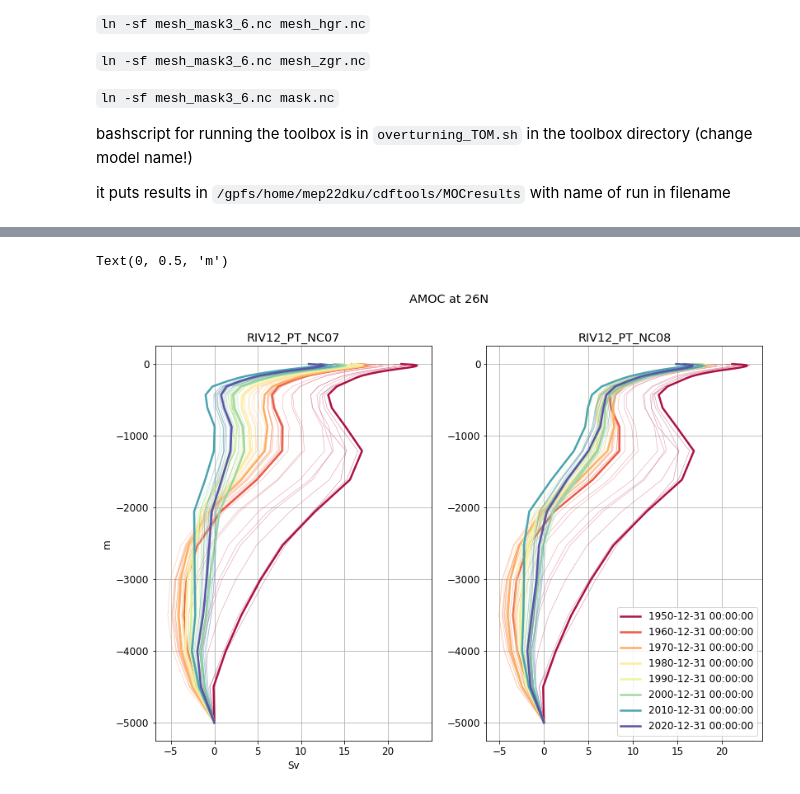
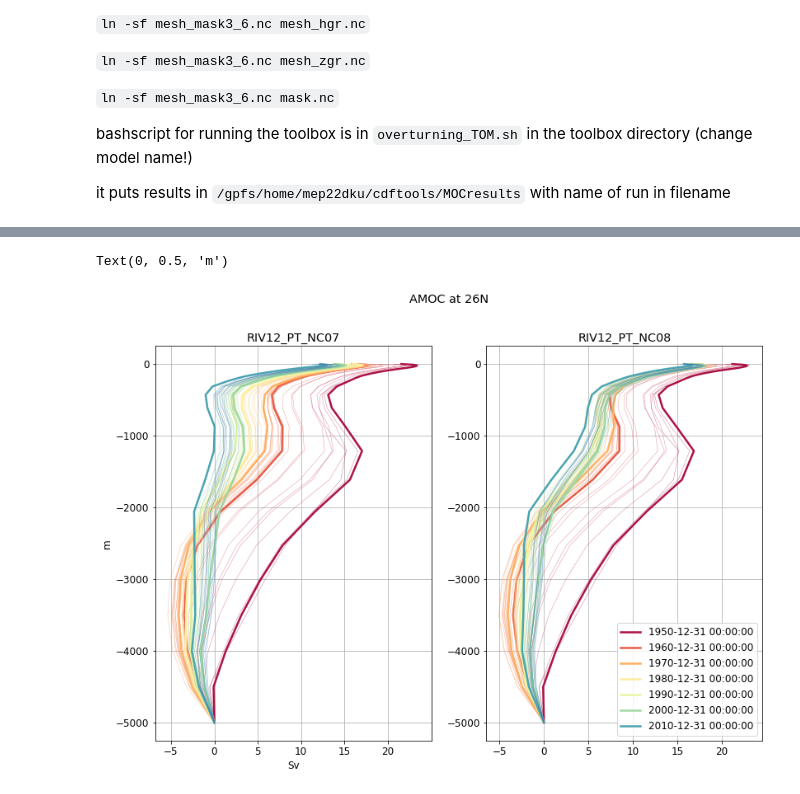
Before and after one commit to tjarnikova/SOZONE, a Jupyter notebook: overturning/exploreOverturningPTruns.ipynb, the cells around one changed output, grey strips where cells are left out. Cells and saved outputs as stored; diff of their text form; code cells hidden in the pictures.

```diff
--- a/overturning/exploreOverturningPTruns.ipynb
+++ b/overturning/exploreOverturningPTruns.ipynb
@@ -153,32 +195,32 @@ atl_at_26_max_NC07 = np.arange(1948,2021,1).astype(float)
 
 fact = 1.1
 fig, axs = plt.subplots(1,2, figsize=(12*fact, 8*fact), facecolor='w', edgecolor='k')
 axs = axs.ravel()
 
-for i in range(0,73):
+for i in range(0,72):
     tar = atl_at_26_NC08.isel(time_counter = i)
     if (i+8)%10 == 0:
         axs[1].plot(tar,tar['depthw'], linewidth = 2.5, label = tar.time_counter.values, color = tcm(1.*(i)/73))
     else:
         axs[1].plot(tar,tar['depthw'], linewidth = 0.5, alpha = 0.5, color = tcm(1.*(i)/73))
     atl_at_26_max_NC08[i] = np.nanmax(tar.values)
 
 
     tar = atl_at_26_NC07.isel(time_counter = i)
     if (i+8)%10 == 0:
         axs[0].plot(tar,tar['depthw'], linewidth = 2.5, label = tar['time_counter'], color = tcm(1.*(i)/73))
     else:
         axs[0].plot(tar,tar['depthw'], linewidth = 0.5, alpha = 0.5, color = tcm(1.*(i)/73))
     atl_at_26_max_NC07[i] = np.nanmax(tar.values)
 
 axs[0].set_title('RIV12_PT_NC07')
 axs[1].set_title('RIV12_PT_NC08')
 axs[1].legend()
 axs[0].grid()
 axs[1].grid()
 plt.suptitle('AMOC at 26N')
 axs[0].set_xlabel('Sv')
 axs[0].set_ylabel('m')
 # %% [output]
 Text(0, 0.5, 'm')
-[figure, old version]
+[figure, new version]
```
Also changed, not shown: parts of 3 cells of this notebook.
